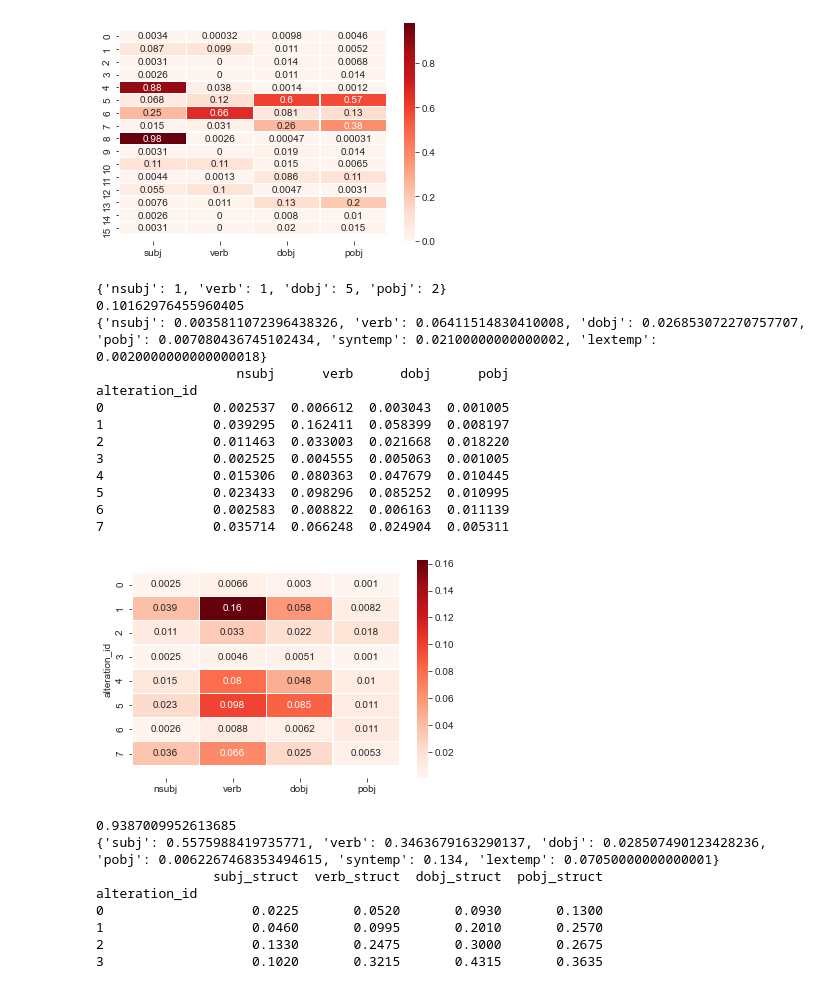
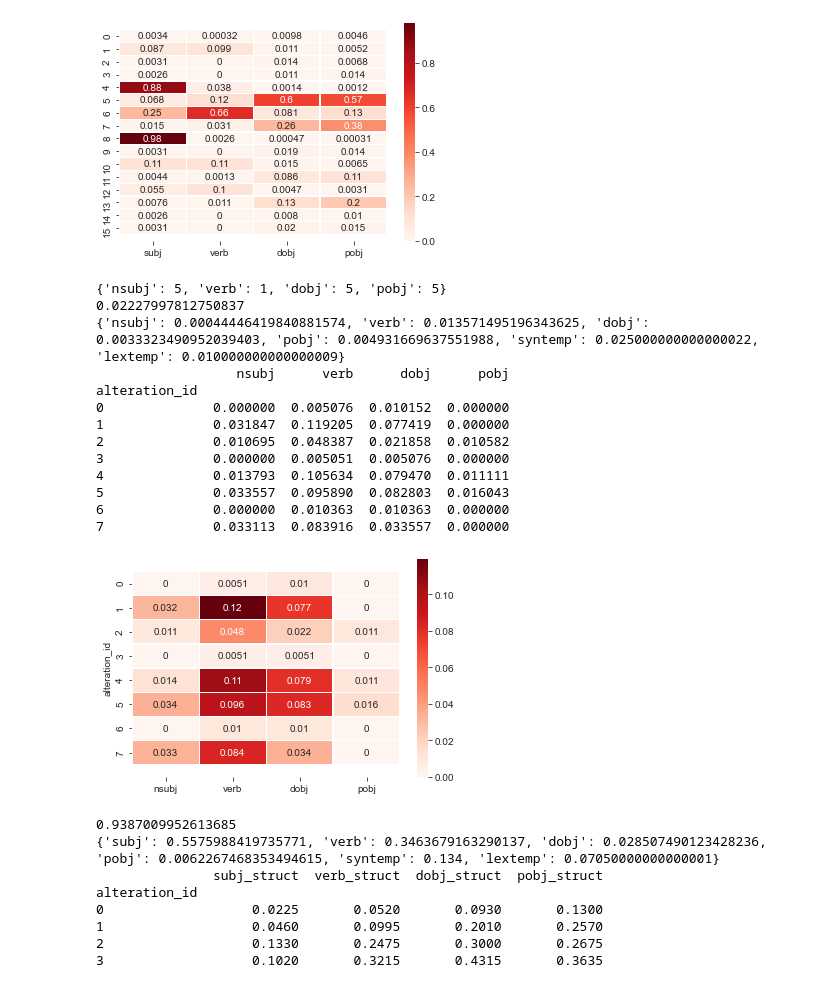
Before and after one commit to ghazi-f/QKVAE, a Jupyter notebook: disentanglement_transformer_extended/Model_Analysis2.ipynb, the cells around one changed output. Cells and saved outputs as stored; diff of their text form; code cells hidden in the pictures.

```diff
--- a/disentanglement_transformer_extended/Model_Analysis2.ipynb
+++ b/disentanglement_transformer_extended/Model_Analysis2.ipynb
@@ -647,7 +647,7 @@ import seaborn as sns
 import matplotlib.pyplot as plt
 def show_df_hm2(df, fig_name):
     snsplt = sns.heatmap(df, cmap ='Reds', linewidths = 0.20, annot = True)#, vmin=0, vmax=1.0)
-    snsplt.get_figure().savefig(fig_name)
+    # snsplt.get_figure().savefig(fig_name)
     b, t = plt.ylim() # discover the values for bottom and top
     b += 0.5 # Add 0.5 to the bottom
     t -= 0.5 # Subtract 0.5 from the top
@@ -890,39 +886,39 @@ def _get_stat_data_frame2(self, n_samples=2000, n_alterations=1, batch_size=100,
             lab_wise_disent[lab] = diff
         return disent_score, lab_wise_disent, var_wise_scores, dec_disent_vars
 disent_score, lab_wise_disent, var_wise_scores, dec_disent_vars = \
-    _get_stat_data_frame2(model, n_samples=2000, n_alterations=1, batch_size=100)
+    _get_stat_data_frame2(model, n_samples=200, n_alterations=1, batch_size=100)
 # %%
 import seaborn as sns
 import matplotlib.pyplot as plt
 print(dec_disent_vars)
 print(disent_score)
 print(lab_wise_disent)
 def show_df_hm2(df):
     snsplt = sns.heatmap(df, cmap ='Reds', linewidths = 0.20, annot = True)
-    snsplt.get_figure().savefig("dec_heatmap_yelp_lv8_beta0.4.eps")
+    # snsplt.get_figure().savefig("dec_heatmap_yelp_lv8_beta0.4.eps")
     b, t = plt.ylim() # discover the values for bottom and top
     b += 0.5 # Add 0.5 to the bottom
     t -= 0.5 # Subtract 0.5 from the top
     plt.ylim(b, t) # update the ylim(bottom, top) values
     # return snsplt.get_figure()
 to_show_dec_df = var_wise_scores.drop(['syntemp', 'lextemp'], axis=1)
 print(to_show_dec_df)
 show_df_hm2(to_show_dec_df)
 # %% [output]
-{'nsubj': 1, 'verb': 1, 'dobj': 5, 'pobj': 2}
-0.10162976455960405
-{'nsubj': 0.0035811072396438326, 'verb': 0.06411514830410008, 'dobj': 0.026853072270757707, 'pobj': 0.007080436745102434, 'syntemp': 0.02100000000000002, 'lextemp': 0.0020000000000000018}
+{'nsubj': 5, 'verb': 1, 'dobj': 5, 'pobj': 5}
+0.02227997812750837
+{'nsubj': 0.00044446419840881574, 'verb': 0.013571495196343625, 'dobj': 0.0033323490952039403, 'pobj': 0.004931669637551988, 'syntemp': 0.025000000000000022, 'lextemp': 0.010000000000000009}
                   nsubj      verb      dobj      pobj
 alteration_id
-0              0.002537  0.006612  0.003043  0.001005
-1              0.039295  0.162411  0.058399  0.008197
-2              0.011463  0.033003  0.021668  0.018220
-3              0.002525  0.004555  0.005063  0.001005
-4              0.015306  0.080363  0.047679  0.010445
-5              0.023433  0.098296  0.085252  0.010995
-6              0.002583  0.008822  0.006163  0.011139
-7              0.035714  0.066248  0.024904  0.005311
+0              0.000000  0.005076  0.010152  0.000000
+1              0.031847  0.119205  0.077419  0.000000
+2              0.010695  0.048387  0.021858  0.010582
+3              0.000000  0.005051  0.005076  0.000000
+4              0.013793  0.105634  0.079470  0.011111
+5              0.033557  0.095890  0.082803  0.016043
+6              0.000000  0.010363  0.010363  0.000000
+7              0.033113  0.083916  0.033557  0.000000
-[figure, old version]
+[figure, new version]
 # %%
 
 show_df_hm2(var_wise_scores.drop(['syntemp', 'lextemp'], axis=1))
```
Also changed, not shown: parts of 6 cells of this notebook, 1 other file.
